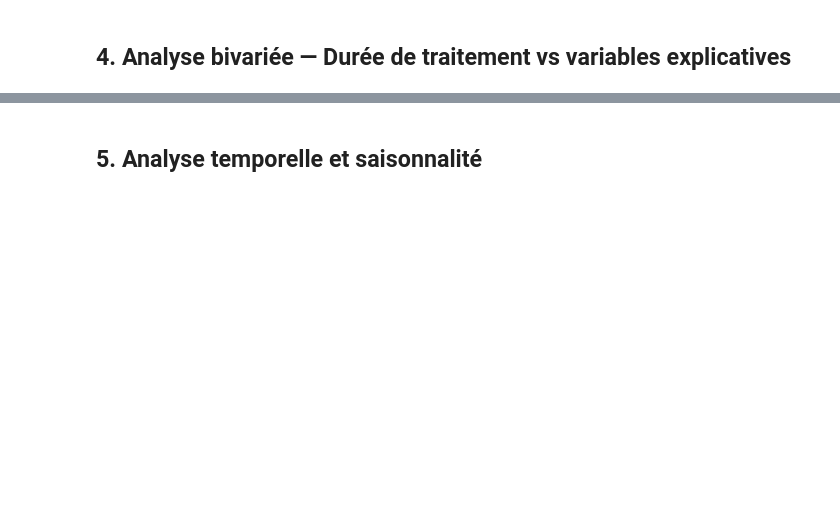
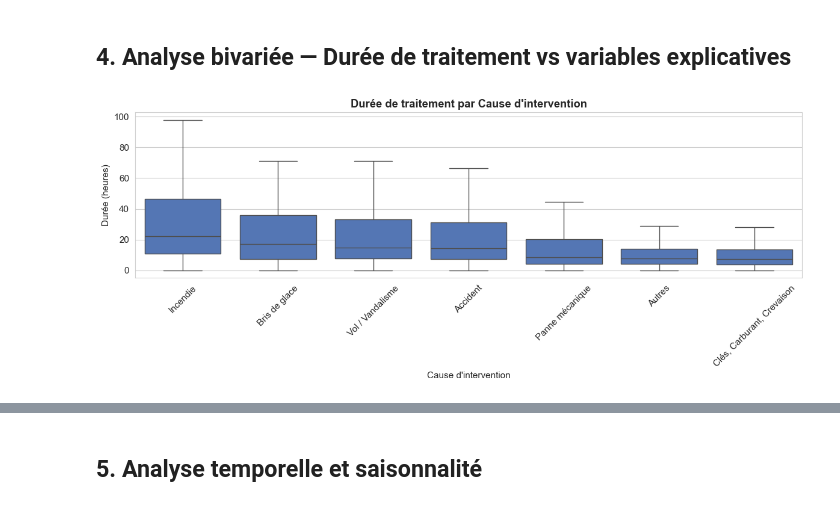
Before and after one commit to 2Randi/Data-science, a Jupyter notebook: traitement_de_donnees/phase4b_analyse_exploratoire.ipynb, the cells around one changed output, grey strips where cells are left out. Saved outputs shown, nothing was run; the diff lists cells and outputs as text; code cells hidden in the pictures; blank space fills up the shorter version.

```diff
--- a/traitement_de_donnees/phase4b_analyse_exploratoire.ipynb
+++ b/traitement_de_donnees/phase4b_analyse_exploratoire.ipynb
@@ -155,26 +342,20 @@ for var, titre in vars_cat:
 # %%
 duree_valide = df.dropna(subset=['duree_totale_h'])
 
 # 4.1 Durée par Cause d'intervention — boxplot + test Kruskal-Wallis
 fig, ax = plt.subplots(figsize=(12, 5))
 causes_order = (duree_valide.groupby('Cause.intervention')['duree_totale_h']
-                .median().sort_values(ascending=False).index)
-duree_valide.boxplot(column='duree_totale_h', by='Cause.intervention',
-                     ax=ax, order=causes_order, showfliers=False,
-                     boxprops=dict(color=BLEU), medianprops=dict(color=ROUGE))
-ax.set_title('Durée de traitement par Cause d\'intervention', fontweight='bold')
-ax.set_xlabel('Cause d\'intervention')
+                .median().sort_values(ascending=False).index.tolist())
+sns.boxplot(data=duree_valide, x='Cause.intervention', y='duree_totale_h',
+            ax=ax, order=causes_order, showfliers=False, color=BLEU)
+ax.set_title("Durée de traitement par Cause d'intervention", fontweight="bold")
+ax.set_xlabel("Cause d'intervention")
 ax.set_ylabel('Durée (heures)')
 ax.tick_params(axis='x', rotation=45)
-plt.suptitle('')
 plt.tight_layout()
 plt.show()
-
-# Test statistique Kruskal-Wallis
-groupes = [g['duree_totale_h'].values for _, g in duree_valide.groupby('Cause.intervention')]
-h_stat, p_val = stats.kruskal(*groupes)
-print(f'Test Kruskal-Wallis : H={h_stat:.2f}, p={p_val:.4e}')
-print('→ Différences significatives entre causes' if p_val < 0.05 else '→ Pas de différence significative')
+# %% [output]
+[figure, added]
 # %%
 # 4.2 Durée par type de contrat agent
 fig, axes = plt.subplots(1, 2, figsize=(14, 5))
```
Also changed, not shown: parts of 10 cells of this notebook, 28 other files.
